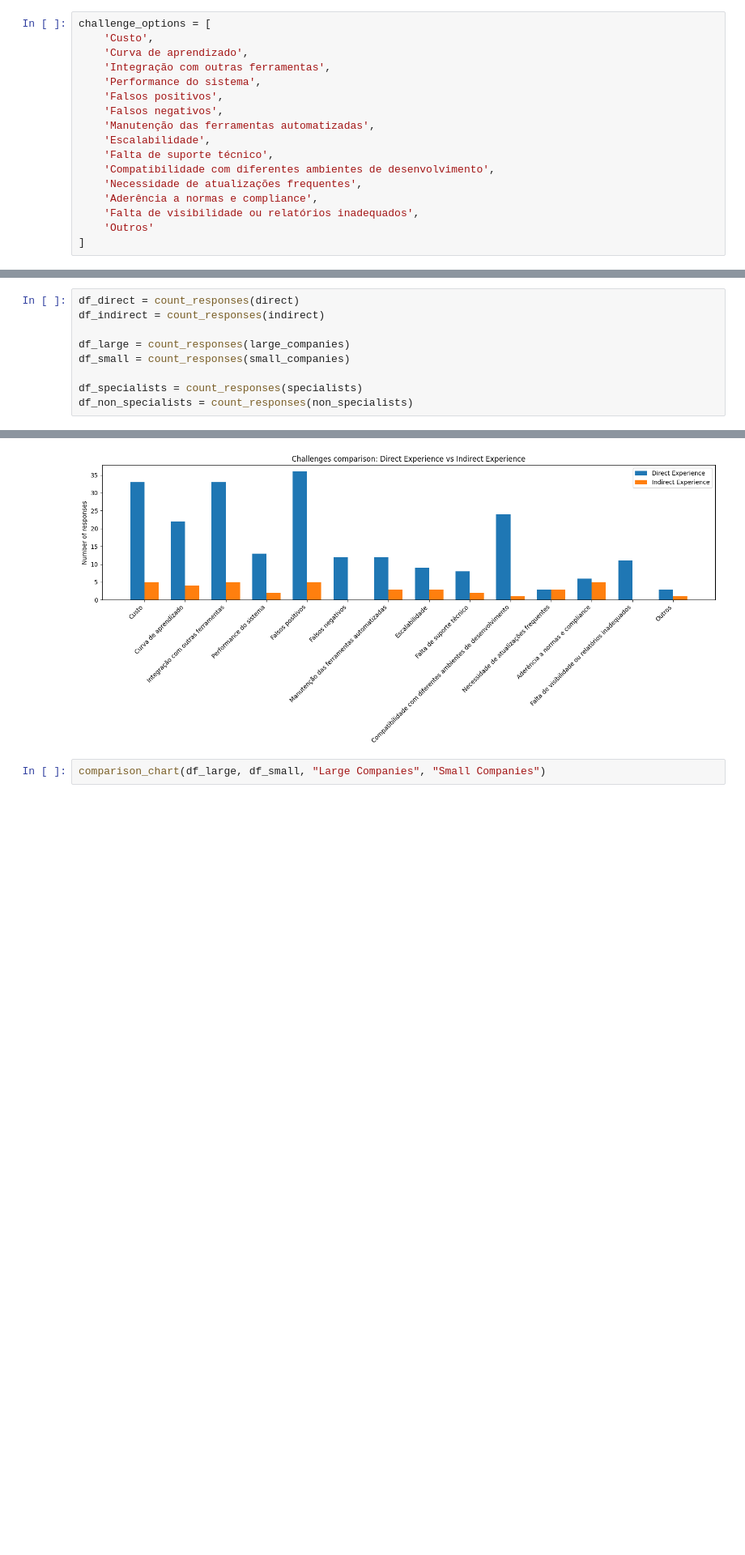
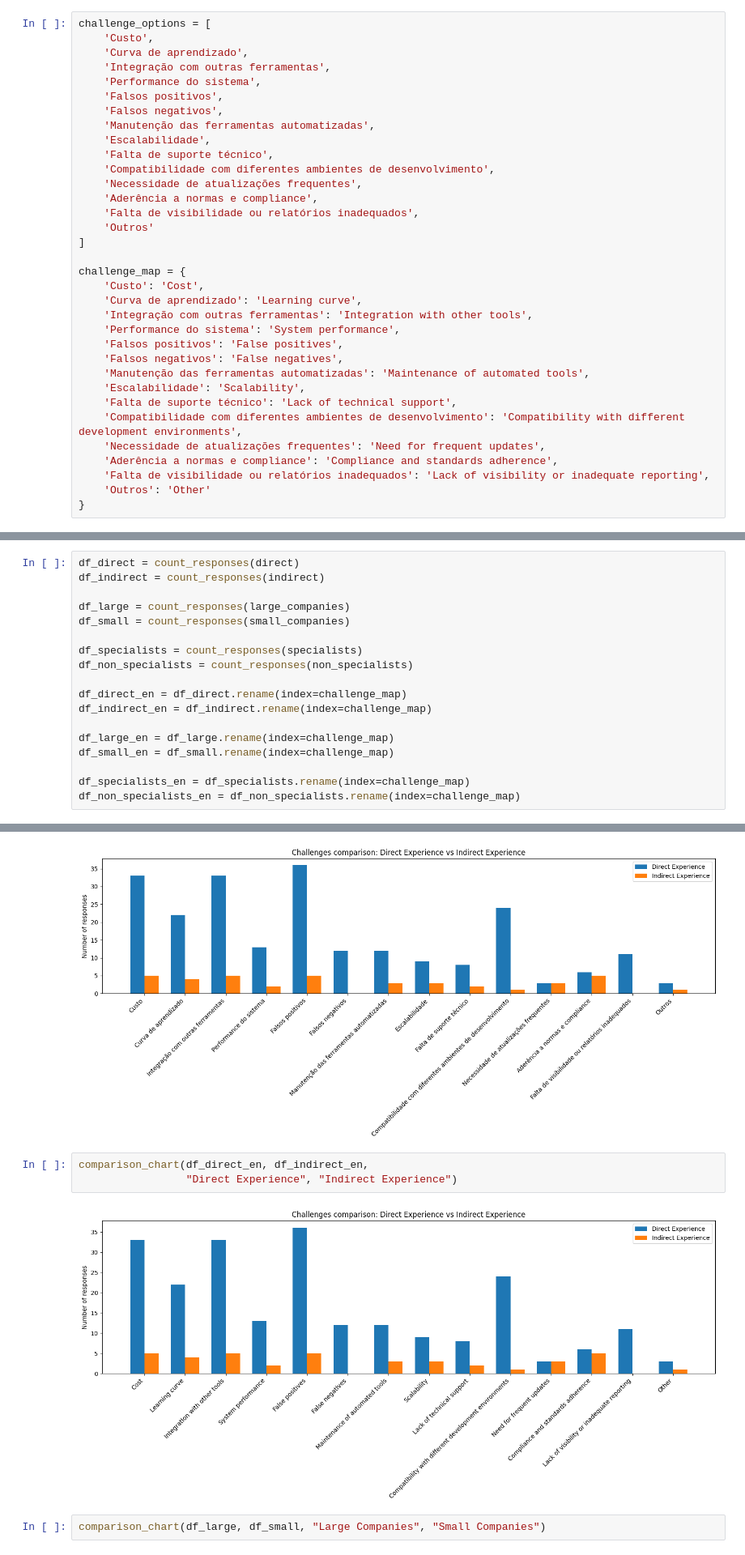
Before and after one commit to reset-ufc/appsec-practices-characterization-survey, a Jupyter notebook: RQ3_part2_analysis.ipynb, the cells around one changed output, grey strips where cells are left out. Shown at 81% size. Saved outputs shown, nothing was run; the diff lists cells and outputs as text; blank space fills up the shorter version.

Commit message:
add: adding eng graphs

```diff
--- a/RQ3_part2_analysis.ipynb
+++ b/RQ3_part2_analysis.ipynb
@@ -306,6 +306,23 @@ challenge_options = [
     'Falta de visibilidade ou relatórios inadequados',
     'Outros'
 ]
+
+challenge_map = {
+    'Custo': 'Cost',
+    'Curva de aprendizado': 'Learning curve',
+    'Integração com outras ferramentas': 'Integration with other tools',
+    'Performance do sistema': 'System performance',
+    'Falsos positivos': 'False positives',
+    'Falsos negativos': 'False negatives',
+    'Manutenção das ferramentas automatizadas': 'Maintenance of automated tools',
+    'Escalabilidade': 'Scalability',
+    'Falta de suporte técnico': 'Lack of technical support',
+    'Compatibilidade com diferentes ambientes de desenvolvimento': 'Compatibility with different development environments',
+    'Necessidade de atualizações frequentes': 'Need for frequent updates',
+    'Aderência a normas e compliance': 'Compliance and standards adherence',
+    'Falta de visibilidade ou relatórios inadequados': 'Lack of visibility or inadequate reporting',
+    'Outros': 'Other'
+}
 # %%
 def count_responses(group_df):
     counts = {op: 0 for op in challenge_options}
@@ -333,6 +350,15 @@ df_small = count_responses(small_companies)
 
 df_specialists = count_responses(specialists)
 df_non_specialists = count_responses(non_specialists)
+
+df_direct_en = df_direct.rename(index=challenge_map)
+df_indirect_en = df_indirect.rename(index=challenge_map)
+
+df_large_en = df_large.rename(index=challenge_map)
+df_small_en = df_small.rename(index=challenge_map)
+
+df_specialists_en = df_specialists.rename(index=challenge_map)
+df_non_specialists_en = df_non_specialists.rename(index=challenge_map)
 # %%
 def comparison_chart(df1, df2, name1, name2):
     plt.figure(figsize=(15, 7))
@@ -354,6 +380,11 @@ def comparison_chart(df1, df2, name1, name2):
 comparison_chart(df_direct, df_indirect, "Direct Experience", "Indirect Experience")
 # %% [output]
 [figure]
+# %%
+comparison_chart(df_direct_en, df_indirect_en,
+                 "Direct Experience", "Indirect Experience")
+# %% [output]
+[figure, added]
 # %%
 comparison_chart(df_large, df_small, "Large Companies", "Small Companies")
 # %% [output]
```
Also changed, not shown: parts of 10 cells of this notebook.
